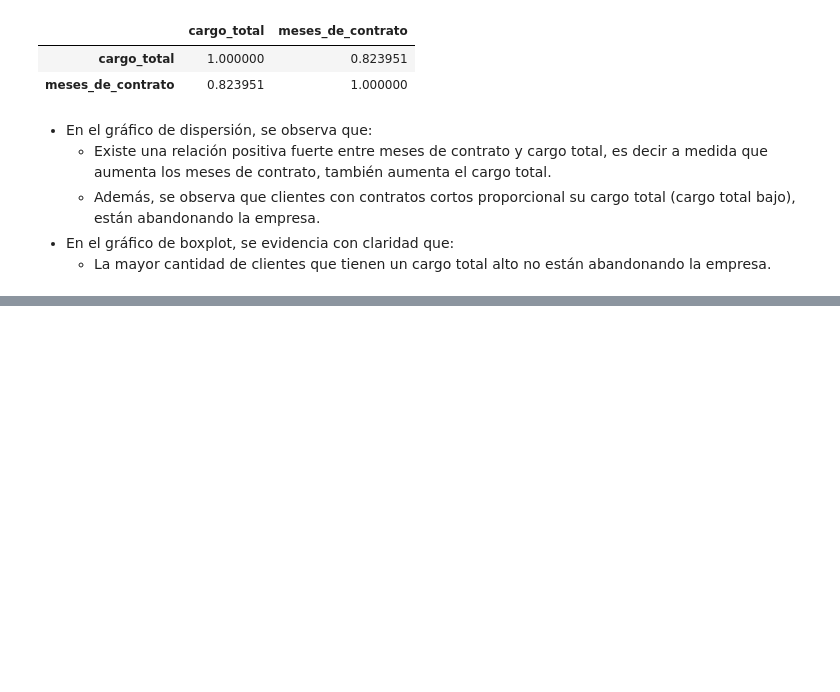
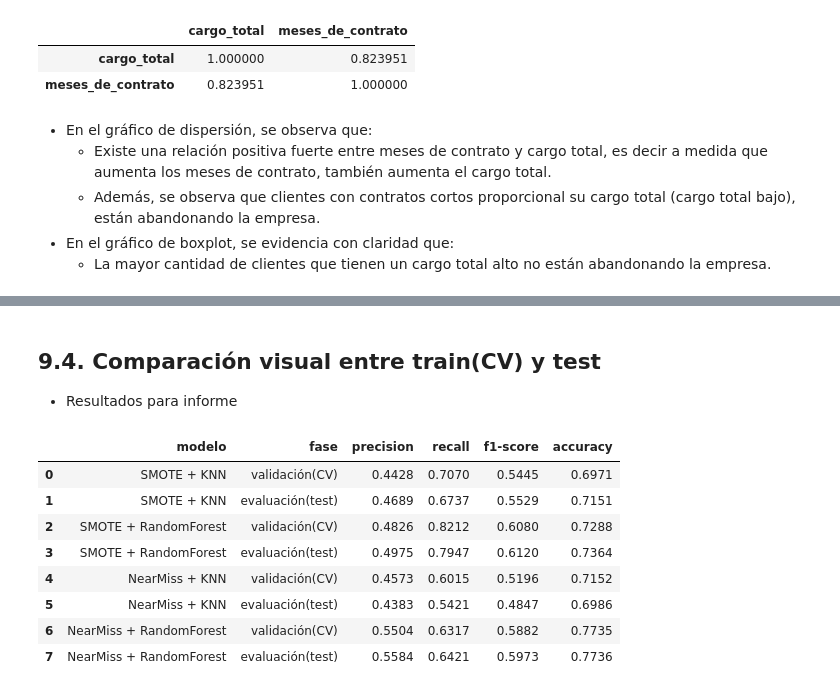
Before and after one commit to WLozanoH/TelecomX-Churn-Prediction-ML, a Jupyter notebook: churn_prediction_ML.ipynb, the cells around one changed output, grey strips where cells are left out. Drawn from its saved outputs; the diff is of its cells as text; code cells hidden in the pictures; blank space fills up the shorter version.

```diff
--- a/churn_prediction_ML.ipynb
+++ b/churn_prediction_ML.ipynb
@@ -439,0 +603,60 @@ datos[['cargo_total', 'meses_de_contrato']].corr()
+# %% [markdown]
+## 9.4. Comparación visual entre train(CV) y test
+* Resultados para informe
+# %%
+pipelines = {
+    "SMOTE + KNN": pipeline_smote_knn,
+    "SMOTE + RandomForest": pipeline_smote_rf,
+    "NearMiss + KNN": pipeline_nm_knn,
+    "NearMiss + RandomForest": pipeline_nm_rf
+}
+
+# Dividir en 5 folds para entrenamiento y validación con StratifiedKFold
+skf = StratifiedKFold(n_splits=5, shuffle=True, random_state=42)
+
+# librería para obtener las métricas por separado
+from sklearn.metrics import precision_score, accuracy_score, f1_score, recall_score
+
+# Amar un DataFrame con las métricas principales para datos de entrenamiento y prueba
+
+resultados = [] #Df vacío, donde se almacenarán los resultados
+
+for nombre, pipe in pipelines.items():
+
+  ## ---Train con validación cruzada(CV)---
+  y_cv_predict = cross_val_predict(pipe, X, y, cv = skf)
+  resultados.append({
+      'modelo': nombre,
+      'fase': 'validación(CV)',
+      'precision': precision_score(y, y_cv_predict),
+      'recall': recall_score(y, y_cv_predict),
+      'f1-score': f1_score(y, y_cv_predict),
+      'accuracy': accuracy_score(y, y_cv_predict)
+
+  })
+
+  ## --Test--
+  pipe.fit(X,y)
+  y_test_predict = pipe.predict(X_test)
+  resultados.append({
+      'modelo': nombre,
+      'fase': 'evaluación(test)',
+      'precision': precision_score(y_test, y_test_predict),
+      'recall': recall_score(y_test, y_test_predict),
+      'f1-score': f1_score(y_test, y_test_predict),
+      'accuracy': accuracy_score(y_test, y_test_predict)  # métrica no tan importante en datos desbalanceados
+  })
+
+# Mostrar los resultados en un DataFrame
+resultados_modelos = pd.DataFrame(resultados).round(4)
+resultados_modelos
+# %% [output]
+|  | modelo | fase | precision | recall | f1-score | accuracy |
+| 0 | SMOTE + KNN | validación(CV) | 0.4428 | 0.7070 | 0.5445 | 0.6971 |
+| 1 | SMOTE + KNN | evaluación(test) | 0.4689 | 0.6737 | 0.5529 | 0.7151 |
+| 2 | SMOTE + RandomForest | validación(CV) | 0.4826 | 0.8212 | 0.6080 | 0.7288 |
+| 3 | SMOTE + RandomForest | evaluación(test) | 0.4975 | 0.7947 | 0.6120 | 0.7364 |
+| 4 | NearMiss + KNN | validación(CV) | 0.4573 | 0.6015 | 0.5196 | 0.7152 |
+| 5 | NearMiss + KNN | evaluación(test) | 0.4383 | 0.5421 | 0.4847 | 0.6986 |
+| 6 | NearMiss + RandomForest | validación(CV) | 0.5504 | 0.6317 | 0.5882 | 0.7735 |
+| 7 | NearMiss + RandomForest | evaluación(test) | 0.5584 | 0.6421 | 0.5973 | 0.7736 |
```
Also changed, not shown: parts of 15 cells of this notebook.
